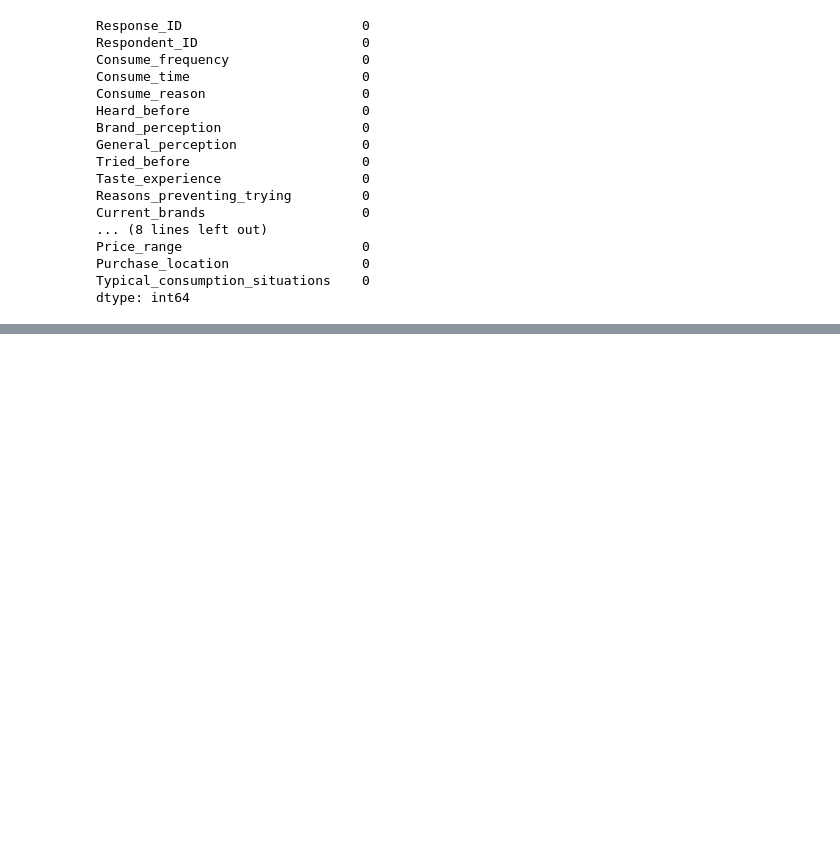
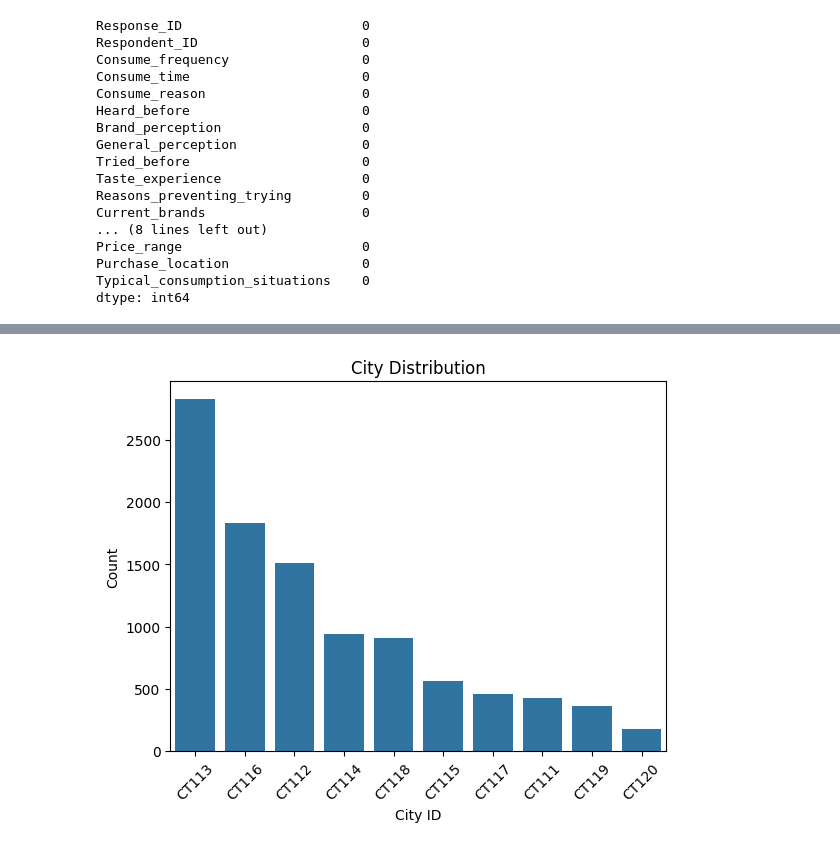
Before and after one commit to prudent360/CodeXIndiaLaunch, a Jupyter notebook: CodeXIndiaLaunch.ipynb, the cells around one changed output, grey strips where cells are left out. Cells and saved outputs as stored; diff of their text form; code cells hidden in the pictures; blank space fills up the shorter version.

```diff
--- a/CodeXIndiaLaunch.ipynb
+++ b/CodeXIndiaLaunch.ipynb
@@ -98,0 +151,10 @@ dtype: int64
+# %%
+# Plot city distribution
+sns.countplot(data=respondents, x='City_ID', order=respondents['City_ID'].value_counts().index)
+plt.title('City Distribution')
+plt.xlabel('City ID')
+plt.ylabel('Count')
+plt.xticks(rotation=45)
+plt.show()
+# %% [output]
+[figure, added]
```
Also changed, not shown: parts of 20 cells of this notebook.
